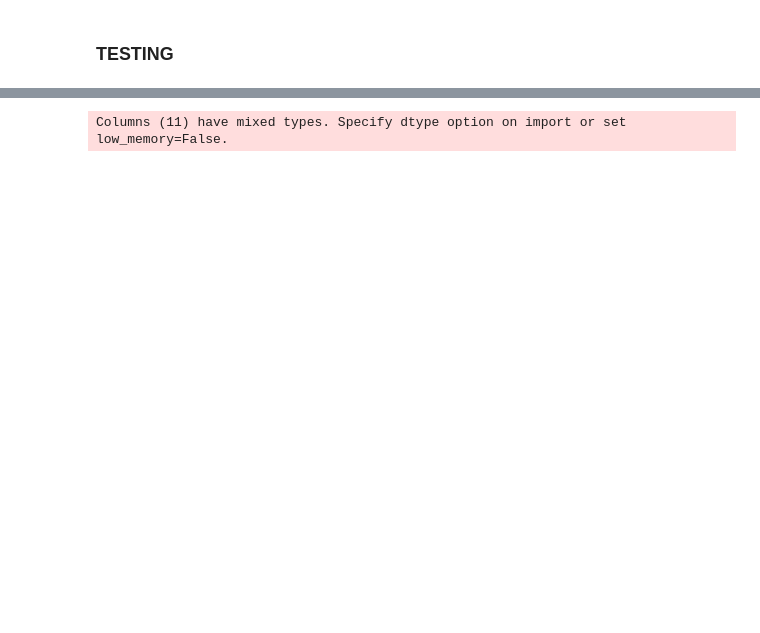
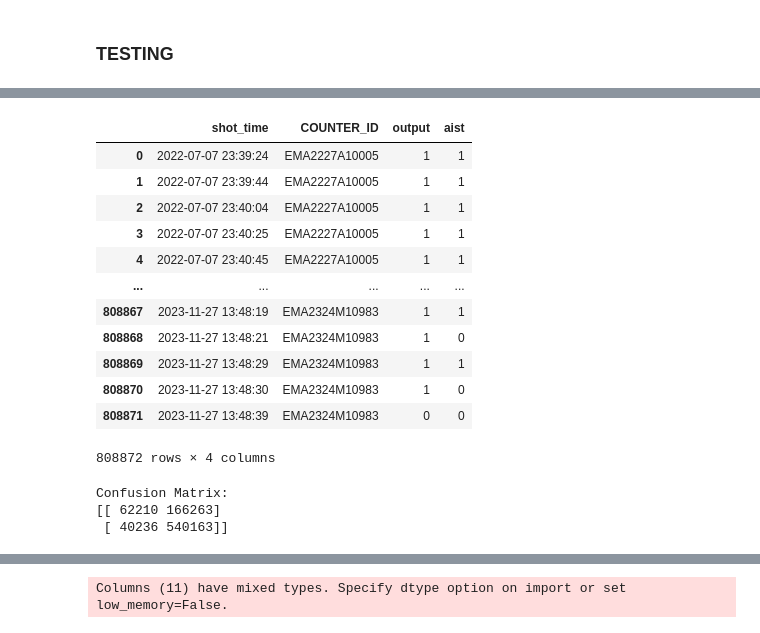
Before and after one commit to uikram/AnomolyDetection, a Jupyter notebook: isolation_forest_test.ipynb, the cells around one changed output, grey strips where cells are left out. Drawn from its saved outputs; the diff is of its cells as text; code cells hidden in the pictures; blank space fills up the shorter version.

```diff
--- a/isolation_forest_test.ipynb
+++ b/isolation_forest_test.ipynb
@@ -36,0 +116,33 @@ df.to_csv('result/'+filename)
+# %%
+merged_dataframe['aist'] = merged_dataframe['aist'].apply(lambda x: 0 if x == 2 else 1)
+merged_dataframe['output'] = merged_dataframe['output'].replace({-1: 0})
+merged_dataframe
+# %% [output]
+|  | shot_time | COUNTER_ID | output | aist |
+| 0 | 2022-07-07 23:39:24 | EMA2227A10005 | 1 | 1 |
+| 1 | 2022-07-07 23:39:44 | EMA2227A10005 | 1 | 1 |
+| 2 | 2022-07-07 23:40:04 | EMA2227A10005 | 1 | 1 |
+| 3 | 2022-07-07 23:40:25 | EMA2227A10005 | 1 | 1 |
+| 4 | 2022-07-07 23:40:45 | EMA2227A10005 | 1 | 1 |
+| ... | ... | ... | ... | ... |
+| 808867 | 2023-11-27 13:48:19 | EMA2324M10983 | 1 | 1 |
+| 808868 | 2023-11-27 13:48:21 | EMA2324M10983 | 1 | 0 |
+| 808869 | 2023-11-27 13:48:29 | EMA2324M10983 | 1 | 1 |
+| 808870 | 2023-11-27 13:48:30 | EMA2324M10983 | 1 | 0 |
+| 808871 | 2023-11-27 13:48:39 | EMA2324M10983 | 0 | 0 |
+808872 rows × 4 columns
+# %%
+from sklearn.metrics import confusion_matrix
+# Ground truth
+y_true = merged_dataframe['aist']
+# Predicted labels
+y_pred = merged_dataframe['output']
+# Calculate confusion matrix
+conf_matrix = confusion_matrix(y_true, y_pred)
+
+print("Confusion Matrix:")
+print(conf_matrix)
+# %% [output]
+Confusion Matrix:
+[[ 62210 166263]
+ [ 40236 540163]]
```
Also changed, not shown: parts of 25 cells of this notebook, 2 other files.
